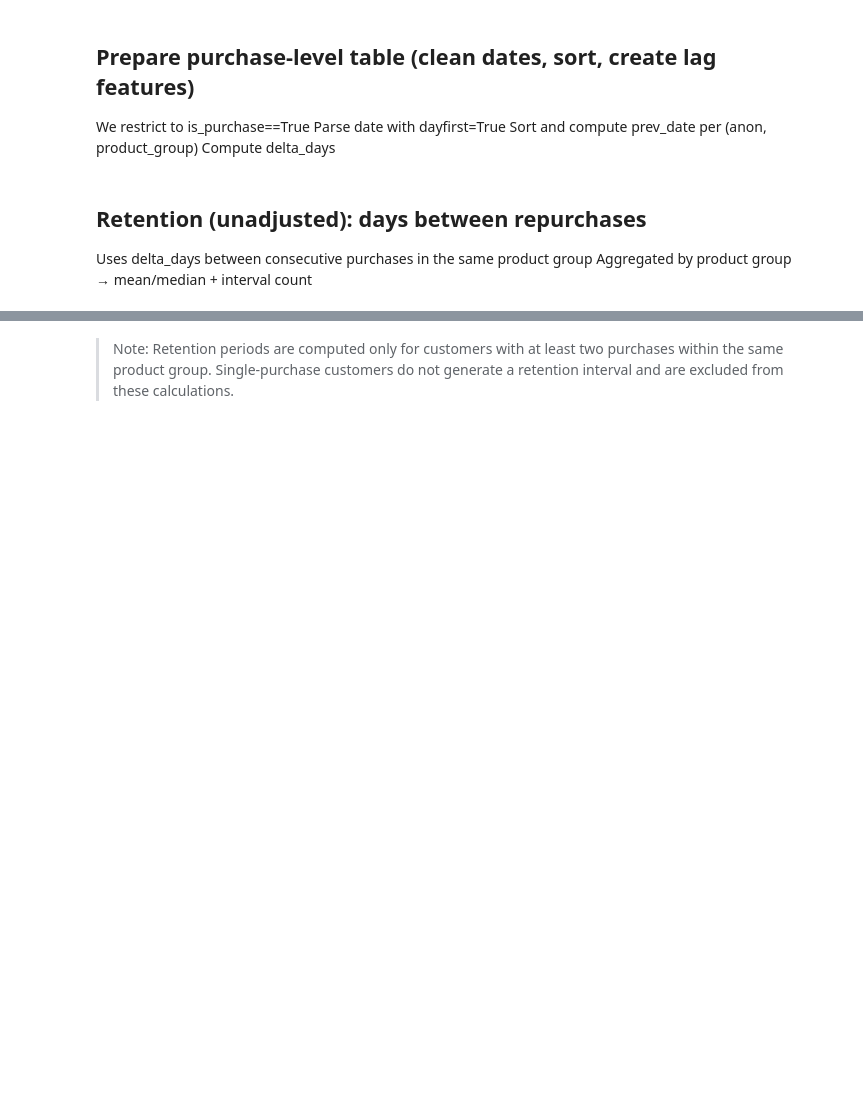
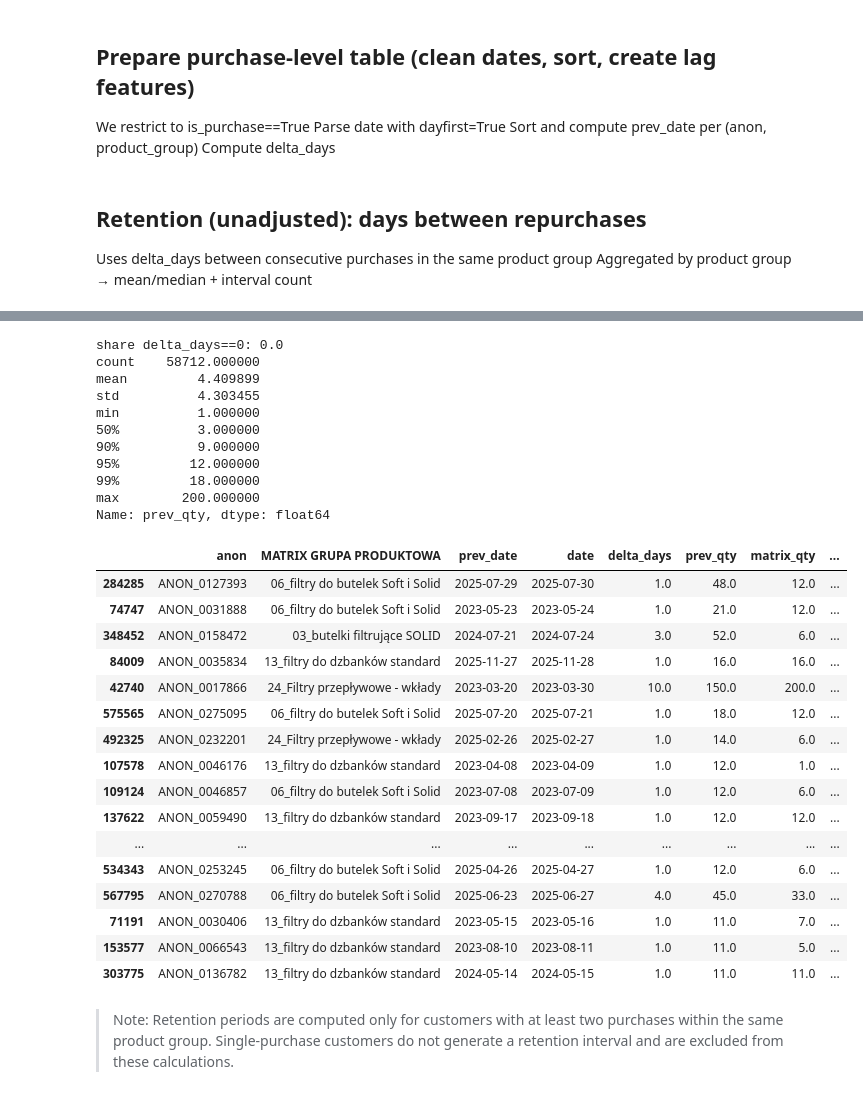
Before and after one commit to Stazar123/361sales, a Jupyter notebook: EDA/05_retetnion_analysis.ipynb, the cells around one changed output, grey strips where cells are left out. Drawn from its saved outputs; the diff is of its cells as text; code cells hidden in the pictures; blank space fills up the shorter version.

```diff
--- a/EDA/05_retetnion_analysis.ipynb
+++ b/EDA/05_retetnion_analysis.ipynb
@@ -237,3 +362,44 @@ product_group_retention_final.head()
+# %%
+# How many true same-day intervals do we have?
+print("share delta_days==0:", (df_deltas["delta_days"] == 0).mean())
+
+# How extreme is prev_qty?
+print(df_adj["prev_qty"].describe(percentiles=[.5, .9, .95, .99]))
+
+# Look at the worst (smallest) adjusted retentions
+bad = df_adj.nsmallest(20, "adj_retention_days")[
+    ["anon", "MATRIX GRUPA PRODUKTOWA", "prev_date", "date", "delta_days", "prev_qty", "matrix_qty", "adj_retention_days"]
+]
+bad
+# %% [output]
+share delta_days==0: 0.0
+count    58712.000000
+mean         4.409899
+std          4.303455
+min          1.000000
+50%          3.000000
+90%          9.000000
+95%         12.000000
+99%         18.000000
+max        200.000000
+Name: prev_qty, dtype: float64
+|  | anon | MATRIX GRUPA PRODUKTOWA | prev_date | date | delta_days | prev_qty | matrix_qty | ... |
+| 284285 | ANON_0127393 | 06_filtry do butelek Soft i Solid | 2025-07-29 | 2025-07-30 | 1.0 | 48.0 | 12.0 | ... |
+| 74747 | ANON_0031888 | 06_filtry do butelek Soft i Solid | 2023-05-23 | 2023-05-24 | 1.0 | 21.0 | 12.0 | ... |
+| 348452 | ANON_0158472 | 03_butelki filtrujące SOLID | 2024-07-21 | 2024-07-24 | 3.0 | 52.0 | 6.0 | ... |
+| 84009 | ANON_0035834 | 13_filtry do dzbanków standard | 2025-11-27 | 2025-11-28 | 1.0 | 16.0 | 16.0 | ... |
+| 42740 | ANON_0017866 | 24_Filtry przepływowe - wkłady | 2023-03-20 | 2023-03-30 | 10.0 | 150.0 | 200.0 | ... |
+| 575565 | ANON_0275095 | 06_filtry do butelek Soft i Solid | 2025-07-20 | 2025-07-21 | 1.0 | 18.0 | 12.0 | ... |
+| 492325 | ANON_0232201 | 24_Filtry przepływowe - wkłady | 2025-02-26 | 2025-02-27 | 1.0 | 14.0 | 6.0 | ... |
+| 107578 | ANON_0046176 | 13_filtry do dzbanków standard | 2023-04-08 | 2023-04-09 | 1.0 | 12.0 | 1.0 | ... |
+| 109124 | ANON_0046857 | 06_filtry do butelek Soft i Solid | 2023-07-08 | 2023-07-09 | 1.0 | 12.0 | 6.0 | ... |
+| 137622 | ANON_0059490 | 13_filtry do dzbanków standard | 2023-09-17 | 2023-09-18 | 1.0 | 12.0 | 12.0 | ... |
+| ... | ... | ... | ... | ... | ... | ... | ... | ... |
+| 534343 | ANON_0253245 | 06_filtry do butelek Soft i Solid | 2025-04-26 | 2025-04-27 | 1.0 | 12.0 | 6.0 | ... |
+| 567795 | ANON_0270788 | 06_filtry do butelek Soft i Solid | 2025-06-23 | 2025-06-27 | 4.0 | 45.0 | 33.0 | ... |
+| 71191 | ANON_0030406 | 13_filtry do dzbanków standard | 2023-05-15 | 2023-05-16 | 1.0 | 11.0 | 7.0 | ... |
+| 153577 | ANON_0066543 | 13_filtry do dzbanków standard | 2023-08-10 | 2023-08-11 | 1.0 | 11.0 | 5.0 | ... |
+| 303775 | ANON_0136782 | 13_filtry do dzbanków standard | 2024-05-14 | 2024-05-15 | 1.0 | 11.0 | 11.0 | ... |
 # %% [markdown]
 > Note: Retention periods are computed only for customers with at least two purchases
 > within the same product group. Single-purchase customers do not generate a retention
```
Also changed, not shown: parts of 4 cells of this notebook, 17 other files.
